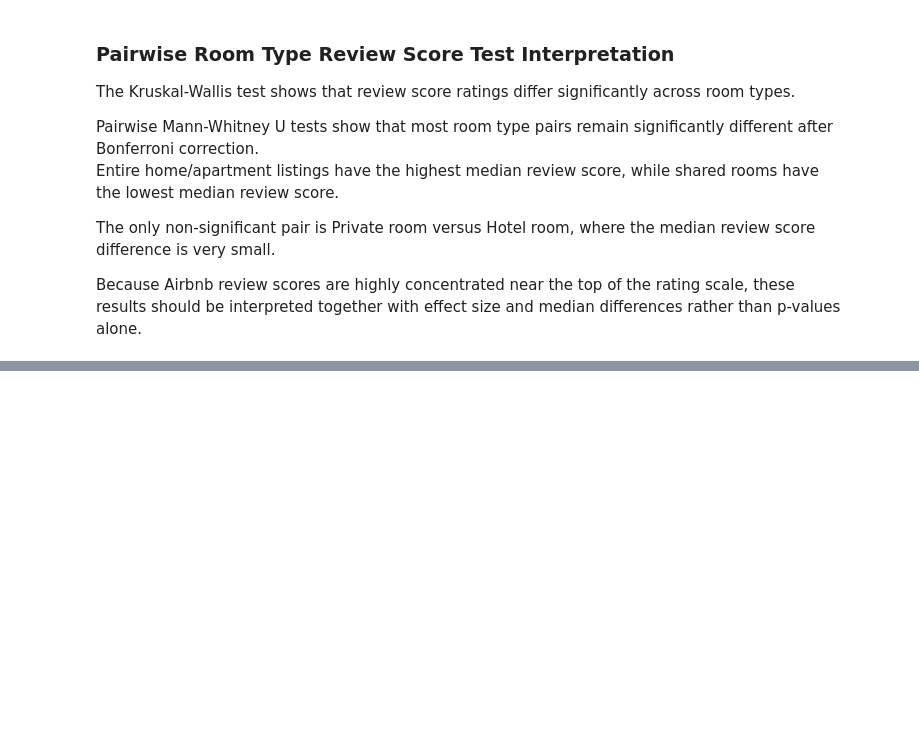
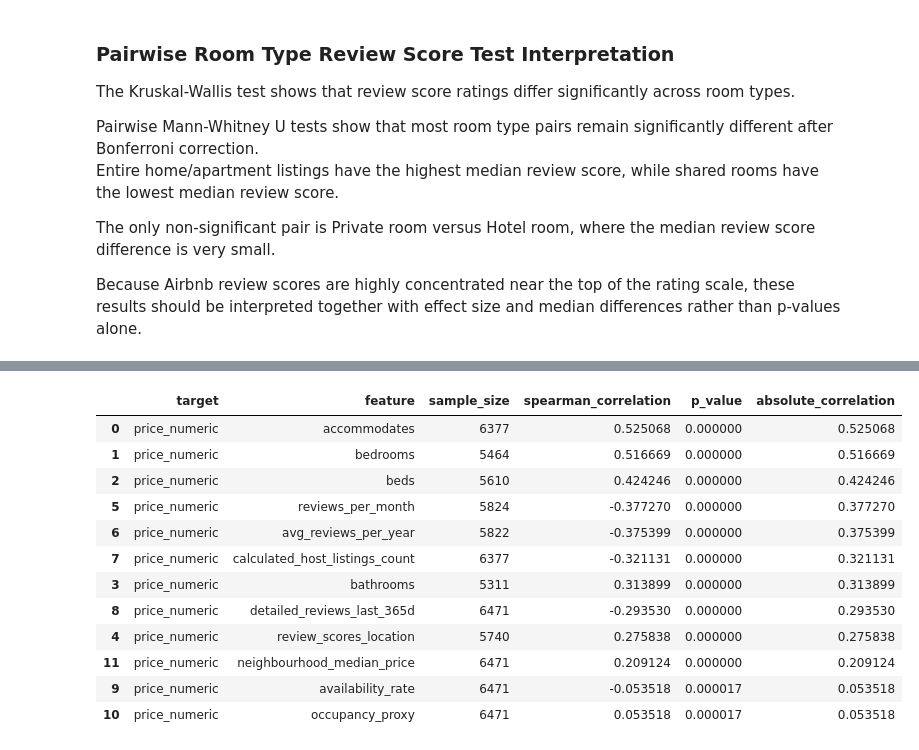
Before and after one commit to Tnadeeja/Inside-Airbnb-Market-Intelligence-Platform-Data-Engineering-Analytics-AI, a Jupyter notebook: notebooks/04_statistical_analysis.ipynb, the cells around one changed output, grey strips where cells are left out. Saved outputs shown, nothing was run; the diff lists cells and outputs as text; code cells hidden in the pictures; blank space fills up the shorter version.

```diff
--- a/notebooks/04_statistical_analysis.ipynb
+++ b/notebooks/04_statistical_analysis.ipynb
@@ -915,0 +963,56 @@ Because Airbnb review scores are highly concentrated near the top of the rating
+# %%
+spearman_price_results = []
+
+for feature in available_spearman_features:
+    test_df = stats_price_df[
+        ["price_numeric", feature]
+    ].dropna()
+
+    correlation, p_value = stats.spearmanr(
+        test_df["price_numeric"],
+        test_df[feature]
+    )
+
+    spearman_price_results.append({
+        "target": "price_numeric",
+        "feature": feature,
+        "sample_size": len(test_df),
+        "spearman_correlation": correlation,
+        "p_value": p_value
+    })
+
+spearman_price_results_df = pd.DataFrame(spearman_price_results)
+
+spearman_price_results_df["absolute_correlation"] = (
+    spearman_price_results_df["spearman_correlation"].abs()
+)
+
+spearman_price_results_df = spearman_price_results_df.sort_values(
+    "absolute_correlation",
+    ascending=False
+)
+
+round_columns = [
+    "spearman_correlation",
+    "absolute_correlation",
+    "p_value"
+]
+
+for column in round_columns:
+    spearman_price_results_df[column] = spearman_price_results_df[column].round(6)
+
+spearman_price_results_df
+# %% [output]
+|  | target | feature | sample_size | spearman_correlation | p_value | absolute_correlation |
+| 0 | price_numeric | accommodates | 6377 | 0.525068 | 0.000000 | 0.525068 |
+| 1 | price_numeric | bedrooms | 5464 | 0.516669 | 0.000000 | 0.516669 |
+| 2 | price_numeric | beds | 5610 | 0.424246 | 0.000000 | 0.424246 |
+| 5 | price_numeric | reviews_per_month | 5824 | -0.377270 | 0.000000 | 0.377270 |
+| 6 | price_numeric | avg_reviews_per_year | 5822 | -0.375399 | 0.000000 | 0.375399 |
+| 7 | price_numeric | calculated_host_listings_count | 6377 | -0.321131 | 0.000000 | 0.321131 |
+| 3 | price_numeric | bathrooms | 5311 | 0.313899 | 0.000000 | 0.313899 |
+| 8 | price_numeric | detailed_reviews_last_365d | 6471 | -0.293530 | 0.000000 | 0.293530 |
+| 4 | price_numeric | review_scores_location | 5740 | 0.275838 | 0.000000 | 0.275838 |
+| 11 | price_numeric | neighbourhood_median_price | 6471 | 0.209124 | 0.000000 | 0.209124 |
+| 9 | price_numeric | availability_rate | 6471 | -0.053518 | 0.000017 | 0.053518 |
+| 10 | price_numeric | occupancy_proxy | 6471 | 0.053518 | 0.000017 | 0.053518 |
```
Also changed, not shown: parts of 9 cells of this notebook, 2 other files.
